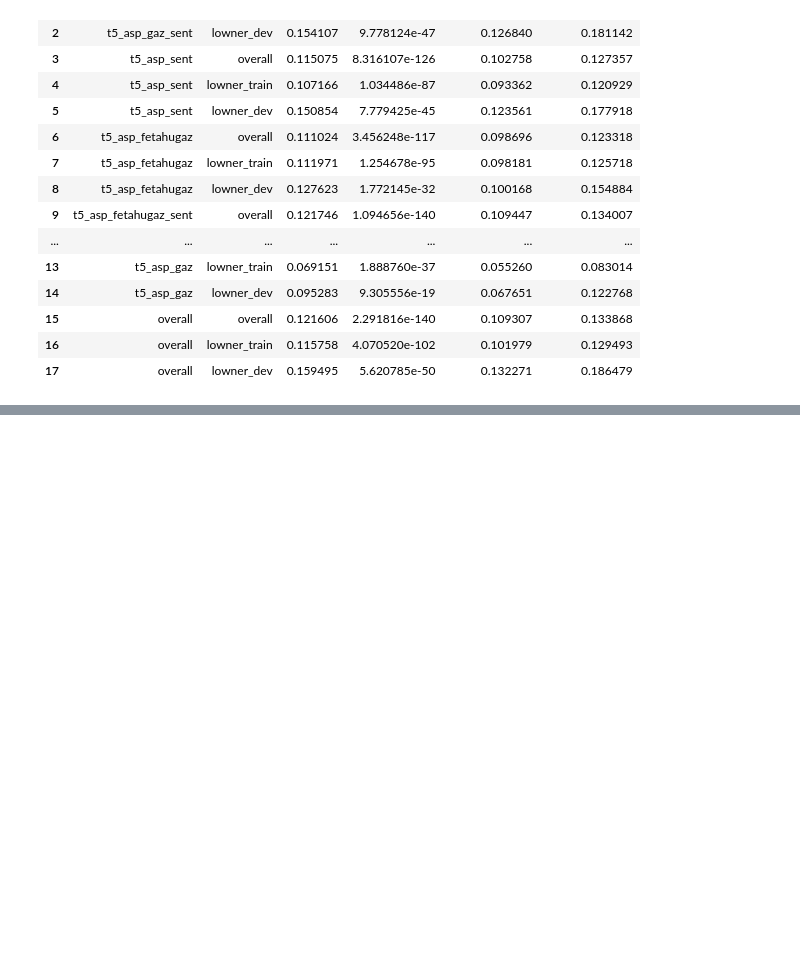
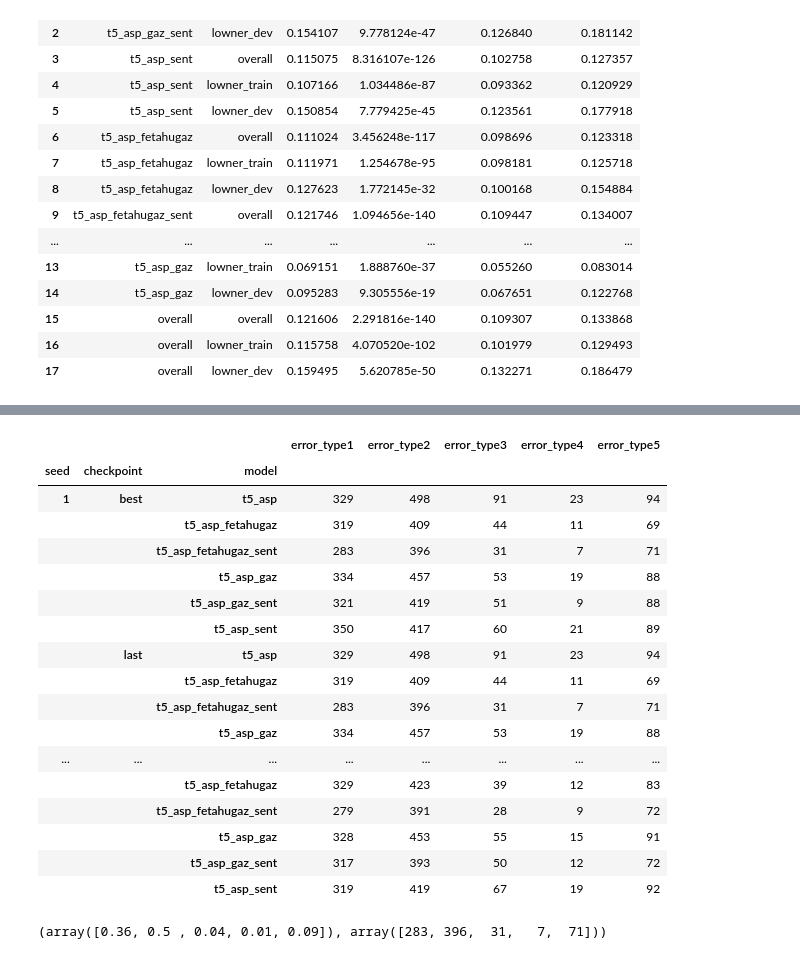
Before and after one commit to roebbert92/thesis, a Jupyter notebook: experiment_01.ipynb, the cells around one changed output, grey strips where cells are left out. Saved outputs shown, nothing was run; the diff lists cells and outputs as text; code cells hidden in the pictures; blank space fills up the shorter version.

```diff
--- a/experiment_01.ipynb
+++ b/experiment_01.ipynb
@@ -541,3 +541,10 @@ correlation_table
 | 15 | overall | overall | 0.121606 | 2.291816e-140 | 0.109307 | 0.133868 |
 | 16 | overall | lowner_train | 0.115758 | 4.070520e-102 | 0.101979 | 0.129493 |
 | 17 | overall | lowner_dev | 0.159495 | 5.620785e-50 | 0.132271 | 0.186479 |
+# %%
+import pandas as pd
+import os
+
+model_metrics_df = pd.read_pickle(
+    os.path.join("experiments",
+                 "01_performance", "model_metrics_df.pkl"))
@@ -543,0 +558,31 @@ correlation_table
+# %%
+
+pivot = model_metrics_df[model_metrics_df["dataset"]=="lowner_dev"].pivot_table(index=["seed", "checkpoint", "model"], values=["error_type1", "error_type2", "error_type3", "error_type4", "error_type5"], aggfunc="sum")
+# %%
+pivot
+# %% [output]
+|  |  |  | error_type1 | error_type2 | error_type3 | error_type4 | error_type5 |
+| seed | checkpoint | model |  |  |  |  |  |
+| 1 | best | t5_asp | 329 | 498 | 91 | 23 | 94 |
+|  |  | t5_asp_fetahugaz | 319 | 409 | 44 | 11 | 69 |
+|  |  | t5_asp_fetahugaz_sent | 283 | 396 | 31 | 7 | 71 |
+|  |  | t5_asp_gaz | 334 | 457 | 53 | 19 | 88 |
+|  |  | t5_asp_gaz_sent | 321 | 419 | 51 | 9 | 88 |
+|  |  | t5_asp_sent | 350 | 417 | 60 | 21 | 89 |
+|  | last | t5_asp | 329 | 498 | 91 | 23 | 94 |
+|  |  | t5_asp_fetahugaz | 319 | 409 | 44 | 11 | 69 |
+|  |  | t5_asp_fetahugaz_sent | 283 | 396 | 31 | 7 | 71 |
+|  |  | t5_asp_gaz | 334 | 457 | 53 | 19 | 88 |
+| ... | ... | ... | ... | ... | ... | ... | ... |
+|  |  | t5_asp_fetahugaz | 329 | 423 | 39 | 12 | 83 |
+|  |  | t5_asp_fetahugaz_sent | 279 | 391 | 28 | 9 | 72 |
+|  |  | t5_asp_gaz | 328 | 453 | 55 | 15 | 91 |
+|  |  | t5_asp_gaz_sent | 317 | 393 | 50 | 12 | 72 |
+|  |  | t5_asp_sent | 319 | 419 | 67 | 19 | 92 |
+# %%
+import numpy as np
+dist = pivot.loc[1].loc["best"].loc["t5_asp_fetahugaz_sent"].to_numpy()
+percent_dist = np.round(dist / dist.sum(), 2)
+percent_dist, dist
+# %% [output]
+(array([0.36, 0.5 , 0.04, 0.01, 0.09]), array([283, 396,  31,   7,  71]))
```
Also changed, not shown: parts of 1 cell of this notebook, 2 other files.
